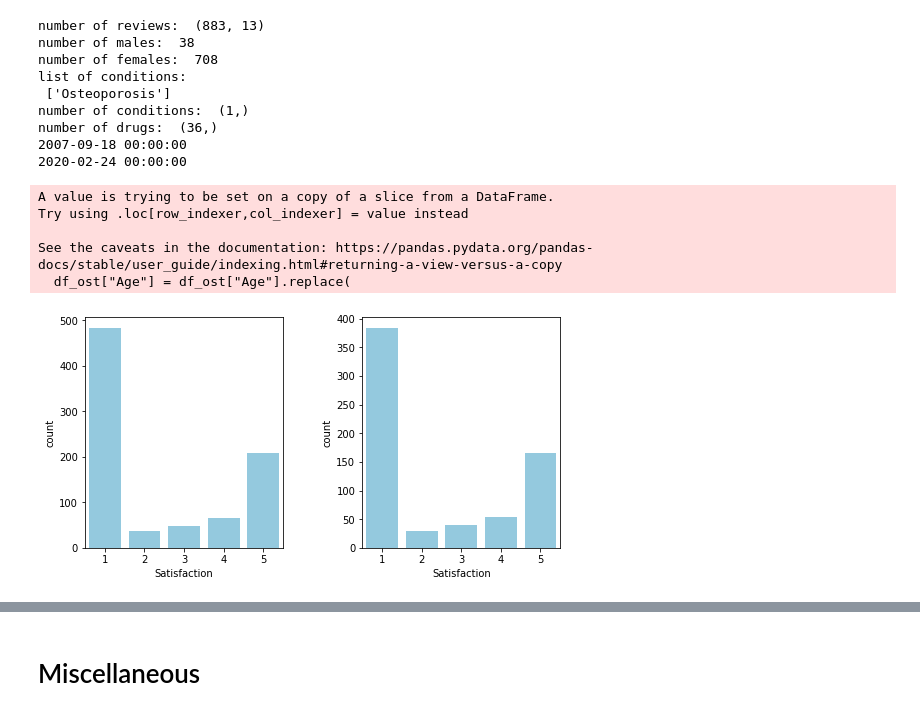
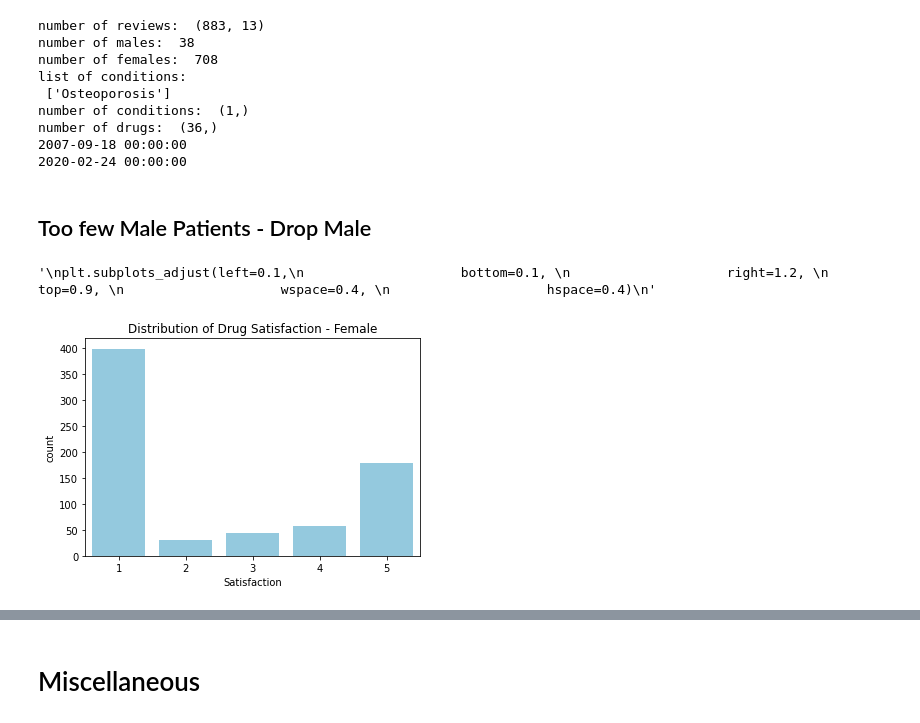
Before and after one commit to woonsupkim/DrugReview, a Jupyter notebook: EDA.ipynb, the cells around one changed output, grey strips where cells are left out. Drawn from its saved outputs; the diff is of its cells as text; code cells hidden in the pictures.

```diff
--- a/EDA.ipynb
+++ b/EDA.ipynb
@@ -5,5 +5,4 @@ import matplotlib.pyplot as plt
 import seaborn as sns
 import datetime
 # %%
-df = pd.read_csv('data.csv')
-df.info()
+df = pd.read_csv('data/webmd.csv')
@@ -29,0 +9,3 @@ memory usage: 213.7+ KB
+# %%
+df = df.loc[df['Condition'].str.contains("Osteoporosis", case=False)]
+df.info()
@@ -130,32 +133,25 @@ number of conditions:  (1,)
 number of drugs:  (36,)
 2007-09-18 00:00:00
 2020-02-24 00:00:00
-# %%
-#Recoding Age
-df_ost["Age"] = df_ost["Age"].replace(
-    ["25-34","45-54","65-74","75 or over","55-64","35-44","19-24","13-18","7-12", ""],
-    ["25-34","45-54", "65-74", "75+", "55-64", "35-44", "19-24", "13-18", "7-12", "Blank"])
-# %% [output]
-A value is trying to be set on a copy of a slice from a DataFrame.
-Try using .loc[row_indexer,col_indexer] = value instead
-
-See the caveats in the documentation: https://pandas.pydata.org/pandas-docs/stable/user_guide/indexing.html#returning-a-view-versus-a-copy
-  df_ost["Age"] = df_ost["Age"].replace(
+# %% [markdown]
+## Too few Male Patients - Drop Male
+# %%
+df_ost = df_ost[df_ost["Sex"] == "Female"]
 # %%
-fig, axs = plt.subplots(ncols=2)
-sns.countplot(x="Satisfaction", color = 'skyblue', data = df_ost, ax = axs[0])
-sns.countplot(x="Satisfaction", color = 'skyblue', data = df_ost[df_ost['Sex'] == 'Female'], ax = axs[1])
-#axs[1].set_xlabel('Satisfaction')
-#axs[0].set_ylabel('Count')
-#axs[0].set_title('Distribution of average drug satisfaction  \n General Female')
+plt.title('Distribution of Drug Satisfaction - Female')
+sns.countplot(x="Satisfaction", color = 'skyblue', data = df_ost)
+
+"""
 plt.subplots_adjust(left=0.1,
                     bottom=0.1,
                     right=1.2,
                     top=0.9,
                     wspace=0.4,
                     hspace=0.4)
+"""
 # %% [output]
+'\nplt.subplots_adjust(left=0.1,\n                    bottom=0.1, \n                    right=1.2, \n                    top=0.9, \n                    wspace=0.4, \n                    hspace=0.4)\n'
-[figure, old version]
+[figure, new version]
 # %%
 df_ost.groupby("Drug")["Satisfaction"].mean().sort_values(ascending = False).reset_index()
 # %% [output]
```
Also changed, not shown: parts of 34 cells of this notebook, 2 other files.
